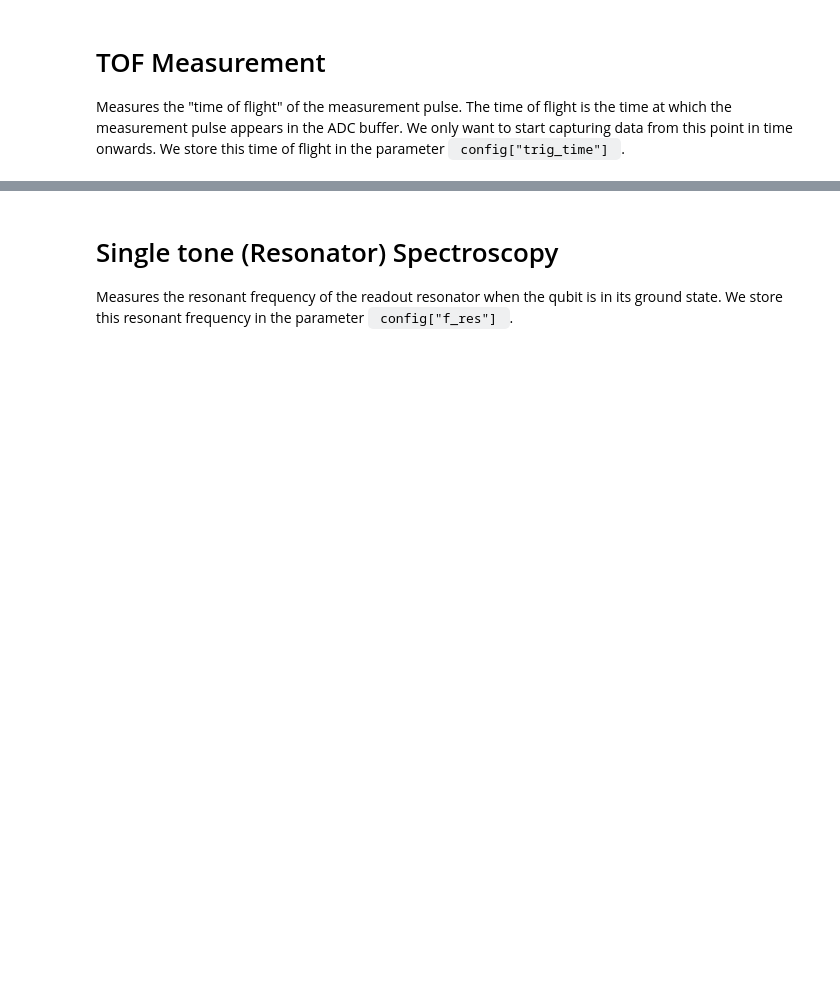
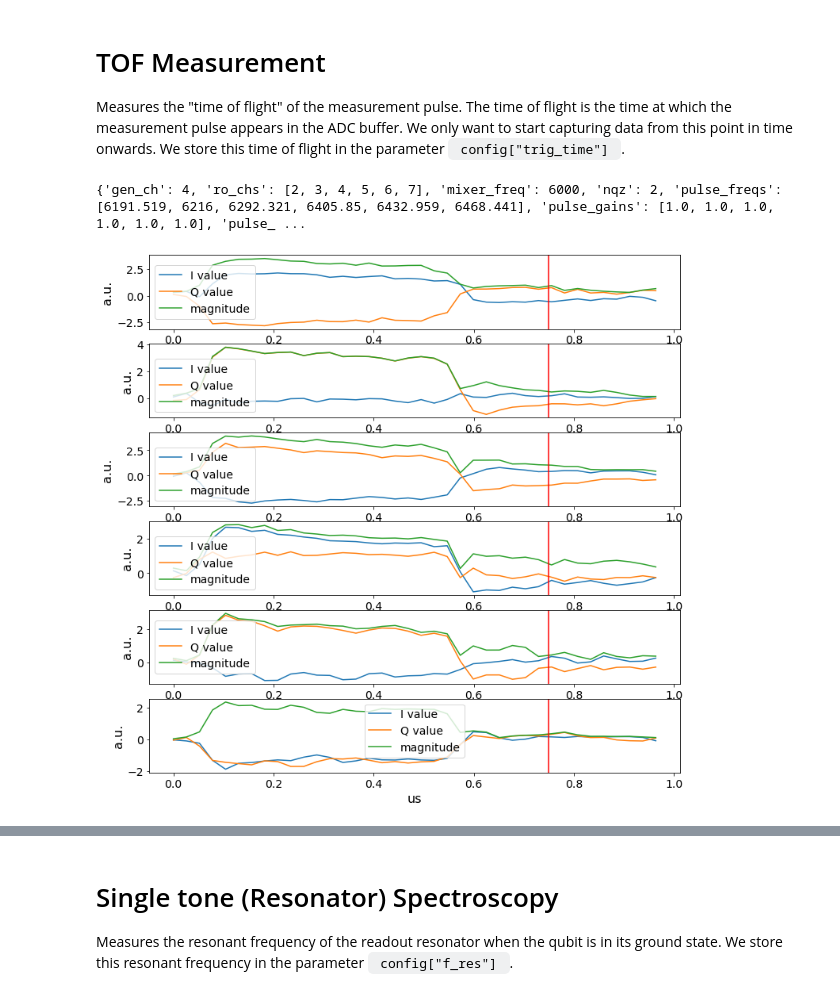
Before and after one commit to sarafs1926/tprocv2_demos, a Jupyter notebook: qick_demos_tprocv2/02_qubit_demos_6transmon_mux.ipynb, the cells around one changed output, grey strips where cells are left out. Cells and saved outputs as stored; diff of their text form; code cells hidden in the pictures; blank space fills up the shorter version.

```diff
--- a/qick_demos_tprocv2/02_qubit_demos_6transmon_mux.ipynb
+++ b/qick_demos_tprocv2/02_qubit_demos_6transmon_mux.ipynb
@@ -117,17 +117,25 @@ config = {'gen_ch': MIXMUXGEN_CH,
           'ro_phases': [0.0]*6,
           'trig_time': 0.0,
           'pulse_len': 0.5,
-          'ro_len': 2.0,
+          'ro_len': 1.0,
          }
-
-# Configure phases (commented out for now)
-# prog = MuxProgram(soccfg, reps=1, final_delay=0.5, cfg=config)
-# iq_list = prog.acquire_decimated(soc, soft_avgs=1, progress=False)
-# t = prog.get_time_axis(ro_index=0)
-
-# phases = [np.angle(iq.mean(axis=0).dot([1,1j]), deg=True) for iq in iq_list]
-# print("phase offsets:", phases)
-# config['pulse_phases'] = [-x for x in phases]
-
+print(config)
 prog = MuxProgram(soccfg, reps=1, final_delay=0.5, cfg=config)
-iq_list = prog.acquire_decimated(soc, soft_avgs=1000)
+iq_list = prog.acquire_decimated(soc, soft_avgs=2000)
+# %% [output]
+{'gen_ch': 4, 'ro_chs': [2, 3, 4, 5, 6, 7], 'mixer_freq': 6000, 'nqz': 2, 'pulse_freqs': [6191.519, 6216, 6292.321, 6405.85, 6432.959, 6468.441], 'pulse_gains': [1.0, 1.0, 1.0, 1.0, 1.0, 1.0], 'pulse_ ...
+# %%
+t = prog.get_time_axis(ro_index=0)
+fig, axes = plt.subplots(len(config['ro_chs']), 1, figsize=(12,12))
+for i, ch in enumerate(config['ro_chs']):
+    plot = axes[i]
+    plot.plot(t, iq_list[i][:,0], label="I value")
+    plot.plot(t, iq_list[i][:,1], label="Q value")
+    plot.plot(t, np.abs(iq_list[i].dot([1,1j])), label="magnitude")
+    plot.legend()
+    plot.set_ylabel("a.u.")
+    plot.set_xlabel("us");
+    ######## SET THIS VALUE AS YOUR config['trig_time'] #########
+    plot.axvline(0.75, c='r')
+# %% [output]
+[figure, added]
```
Also changed, not shown: parts of 4 cells of this notebook, 20 other files.
